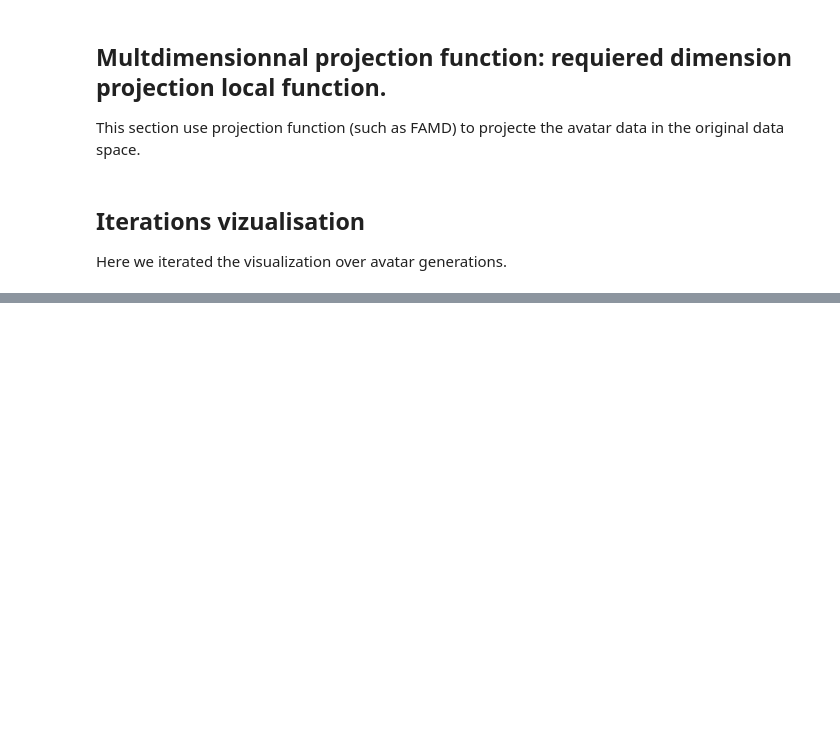
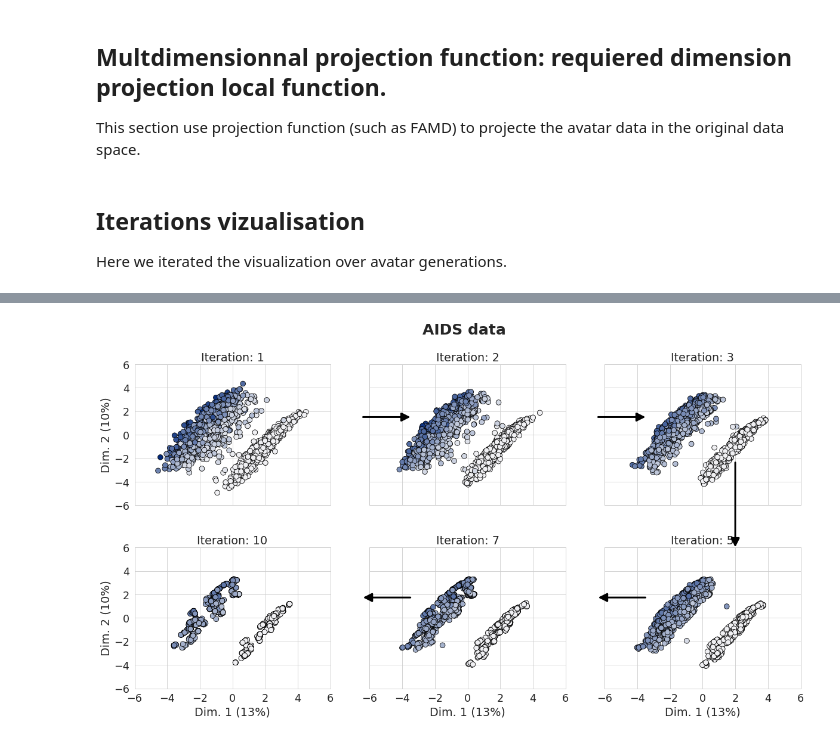
Before and after one commit to octopize/avatar-paper, a Jupyter notebook: notebooks/final_figure/messageD_AIDS.ipynb, the cells around one changed output, grey strips where cells are left out. Drawn from its saved outputs; the diff is of its cells as text; code cells hidden in the pictures; blank space fills up the shorter version.

Commit message:
create panel for message D

```diff
--- a/notebooks/final_figure/messageD_AIDS.ipynb
+++ b/notebooks/final_figure/messageD_AIDS.ipynb
@@ -149,16 +137,0 @@ Regarding variables types, a PCA is performed for dimension reduction
-# %%
-df_0_imp[categorical_val] = df_0_imp[categorical_val].astype("category")
-
-list = [(df_1_imp, 1),
-        (df_2_imp, 2),
-        (df_3_imp, 3),
-        (df_5_imp, 5),
-        (df_7_imp, 7),
-        (df_10_imp, 10)]
-for df_temp in list:
-    df_temp[0][categorical_val] = df_temp[0][categorical_val].astype("category")
-
-    plt.figure()
-    projection_plot(df_0_imp, df_temp[0], "preanti", df_temp[1])
-    plt.show()
-    #plt.savefig("../../figure/aids_MESSAGED/aids_iteration_{}.svg".format(df_temp[1]), format="svg", dpi=600)
@@ -178,0 +138,64 @@ Regarding variables types, a FAMD is performed for dimension reduction
+# %%
+
+fig, axs = plt.subplots(2, 3, figsize = (20, 10))
+paper_rc = {"lines.markersize": 11}
+sns.set_style("whitegrid")
+sns.set_context("paper", font_scale = 2, rc = paper_rc)
+with plt.style.context("seaborn-whitegrid"):
+        plt.rcParams["axes.edgecolor"] = "0.15"
+        plt.rcParams["axes.linewidth"] = 1.25
+        plt.rcParams["font.family"] = "sans-serif"
+        plt.rcParams["font.sans-serif"] = ["Helvetica"]
+
+list = [(df_1_imp, 1, axs[0, 0]),
+        (df_2_imp, 2, axs[0, 1]),
+        (df_3_imp, 3, axs[0, 2]),
+        (df_5_imp, 5, axs[1, 2]),
+        (df_7_imp, 7, axs[1, 1]),
+        (df_10_imp, 10, axs[1, 0])]
+
+for df_temp in list:
+    projection_plot(df_0_imp, df_temp[0], "preanti", df_temp[1], ax = df_temp[2])
+
+
+# Add arrow from one subplot to the other
+
+axs_list = [ axs[0, 0],  axs[0, 1],  axs[0, 2],  axs[1, 2],  axs[1, 1],  axs[1, 0]]
+xy_list = [([8, 1.7], [-3.5, 1.7]), ([8, 1.7], [-3.5, 1.7]), ([2, -2], [2, 5.5]),
+           ([-3.5, 1.4], [8, 1.4]), ([-3.5, 1.4], [8, 1.4])]
+
+
+for i in range(len(axs_list)-1):
+    xyA = xy_list[i][0]
+    xyB = xy_list[i][1]
+
+    axs_list[i].plot(*xyA)
+    axs_list[i+1].plot(*xyB)
+
+    transFigure = fig.transFigure.inverted()
+    coord1 = transFigure.transform(axs_list[i].transData.transform(xyA))
+    coord2 = transFigure.transform(axs_list[i+1].transData.transform(xyB))
+    arrow = patches.FancyArrowPatch(
+        coord1,  # posA
+        coord2,  # posB
+        shrinkA=0,  # so tail is exactly on posA (default shrink is 2)
+        shrinkB=0,  # so head is exactly on posB (default shrink is 2)
+        transform=fig.transFigure,
+        color="black",
+        arrowstyle="-|>",  # "normal" arrow
+        mutation_scale=30,  # controls arrow head size
+        linewidth=3,
+    )
+    fig.patches.append(arrow)
+
+plt.subplots_adjust(hspace=0.3, wspace=0.2)
+
+for ax in fig.get_axes():
+    ax.label_outer()
+
+
+plt.gcf().text(0.46, 0.95, "AIDS data", fontsize=25, weight = 'bold', family = "sans-serif")
+
+# plt.savefig("../../figure/wbcd_MESSAGED/wbcd_iterations.svg", format = "svg")
+plt.show()
+# %% [output]
@@ -178,0 +208 @@ Regarding variables types, a FAMD is performed for dimension reduction
+[figure, added]
```
Also changed, not shown: parts of 5 cells of this notebook, 1 other file.
